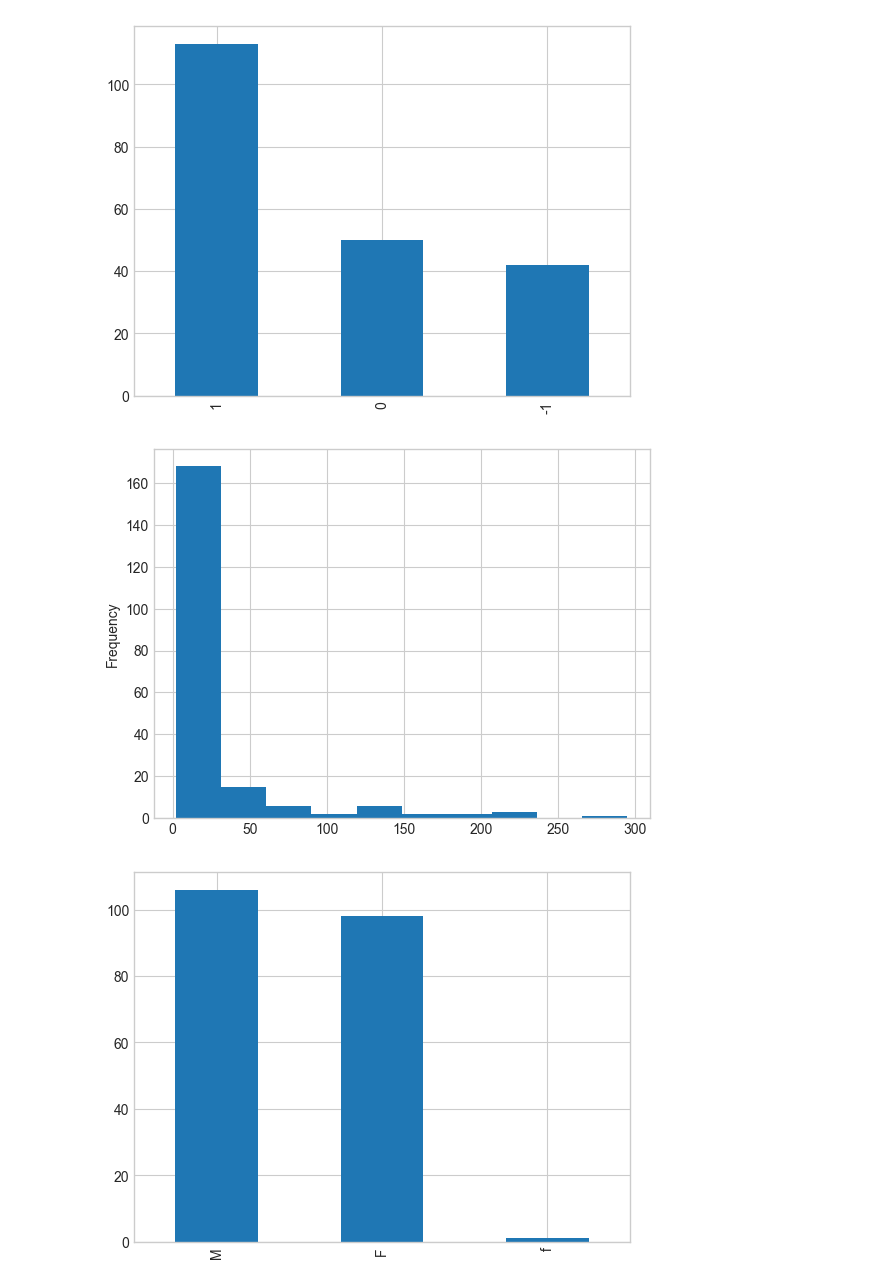
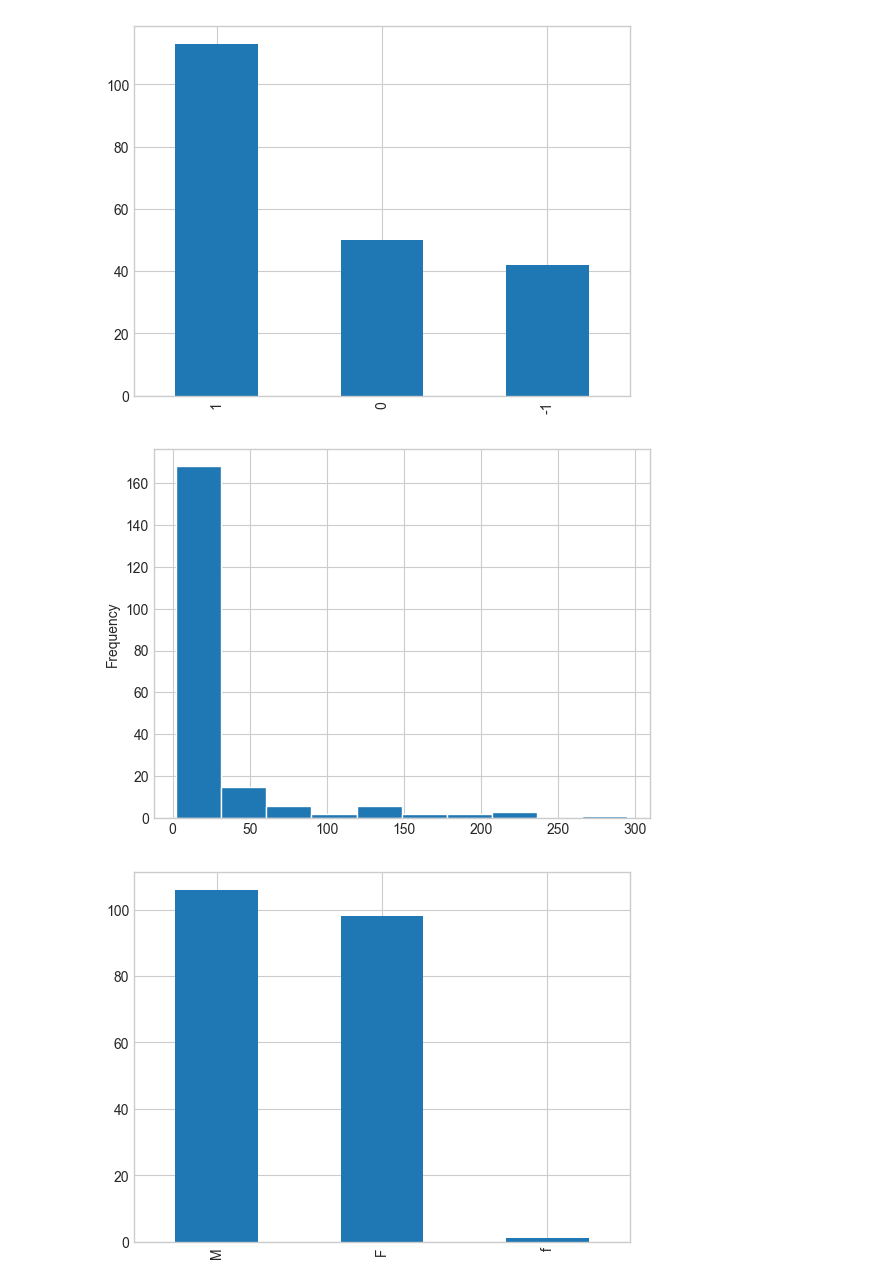
Before and after one commit to JuniorTonga/mva-dlmi-lymphocytosis-classification-project, a Jupyter notebook: notebooks/data_exploration.ipynb, the cells around one changed output. Cells and saved outputs as stored; diff of their text form; code cells hidden in the pictures.

```diff
--- a/notebooks/data_exploration.ipynb
+++ b/notebooks/data_exploration.ipynb
@@ -79,10 +80,10 @@ plt.show()
 # %% [output]
 [figure]
 # %%
-clinical_annotation_df["LYMPH_COUNT"].plot.hist()
+clinical_annotation_df["LYMPH_COUNT"].plot.hist(edgecolor="white")
 plt.show()
 # %% [output]
-[figure, old version]
+[figure, new version]
 # %%
 clinical_annotation_df["GENDER"].value_counts().plot.bar()
 plt.show()
```
Also changed, not shown: parts of 12 cells of this notebook, 2 other files.
